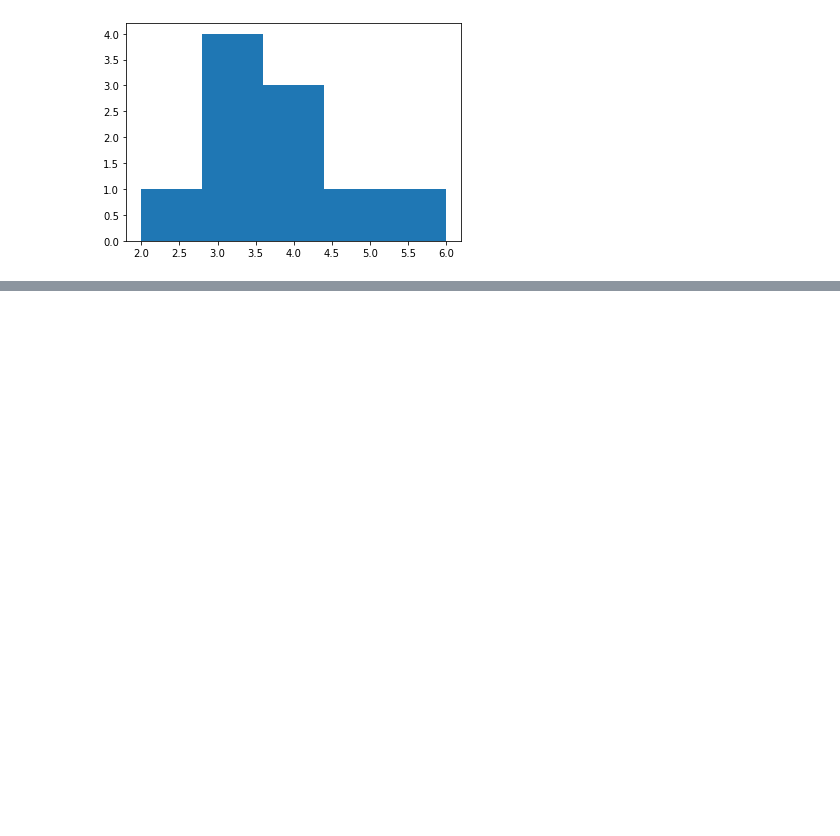
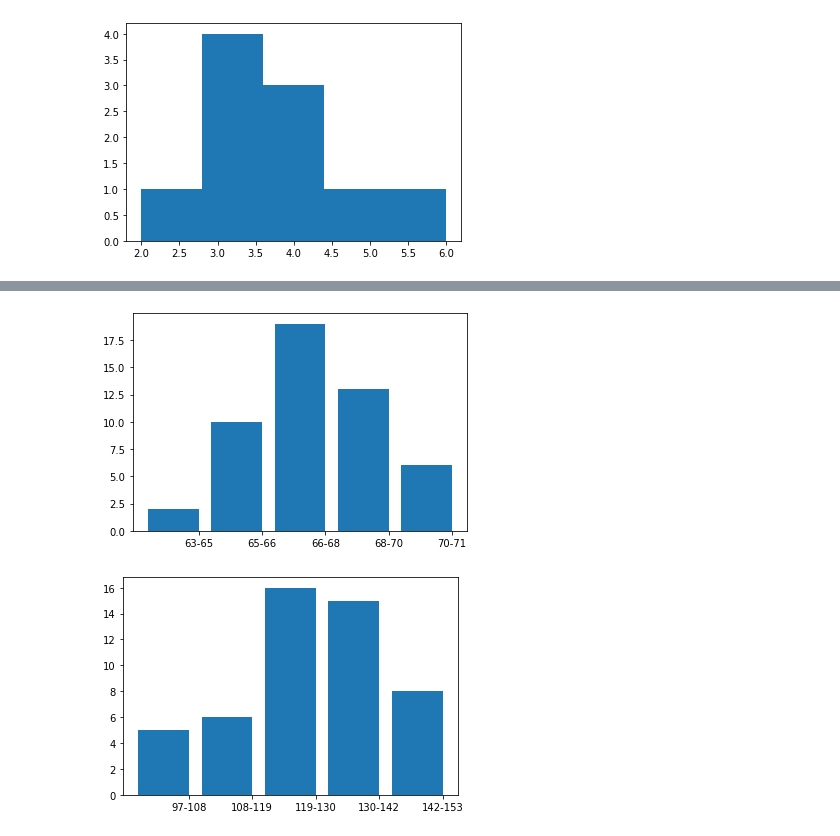
Before and after one commit to ngandn18/StatVisual, a Jupyter notebook: plots.ipynb, the cells around one changed output, grey strips where cells are left out. Cells and saved outputs as stored; diff of their text form; code cells hidden in the pictures; blank space fills up the shorter version.

```diff
--- a/plots.ipynb
+++ b/plots.ipynb
@@ -21,0 +28,22 @@ plt.show()
+# %%
+#Plot a histogram of Height using the histplot function
+from plotting import *
+
+Height=[65.78, 71.52, 69.4, 68.22, 67.79, 68.7, 69.8, 70.01, 67.9, 66.78,
+ 66.49, 67.62, 68.3, 67.12, 68.28, 71.09, 66.46, 68.65, 71.23, 67.13, 67.83,
+68.88, 63.48, 68.42, 67.63, 67.21, 70.84, 67.49, 66.53, 65.44, 69.52, 65.81,
+67.82, 70.6, 71.8, 69.21, 66.8, 67.66, 67.81, 64.05, 68.57, 65.18, 69.66, 67.97,
+65.98, 68.67, 66.88, 67.7, 69.82, 69.09]
+Weight=[112.99, 136.49, 153.03, 142.34, 144.3, 123.3, 141.49, 136.46,
+112.37, 120.67, 127.45, 114.14, 125.61, 122.46, 116.09, 140.0, 129.5, 142.97,
+137.9, 124.04, 141.28, 143.54, 97.9, 129.5, 141.85, 129.72, 142.42, 131.55,
+108.33, 113.89, 103.3, 120.75, 125.79, 136.22, 140.1, 128.75, 141.8, 121.23,
+131.35, 106.71, 124.36, 124.86, 139.67, 137.37, 106.45, 128.76, 145.68, 116.82,
+143.62, 134.93]
+
+#Insert your code on the next line
+histplot(Height)
+histplot(Weight)
+# %% [output]
+[figure, added]
+[figure, added]
```
Also changed, not shown: parts of 3 cells of this notebook, 2 other files.
